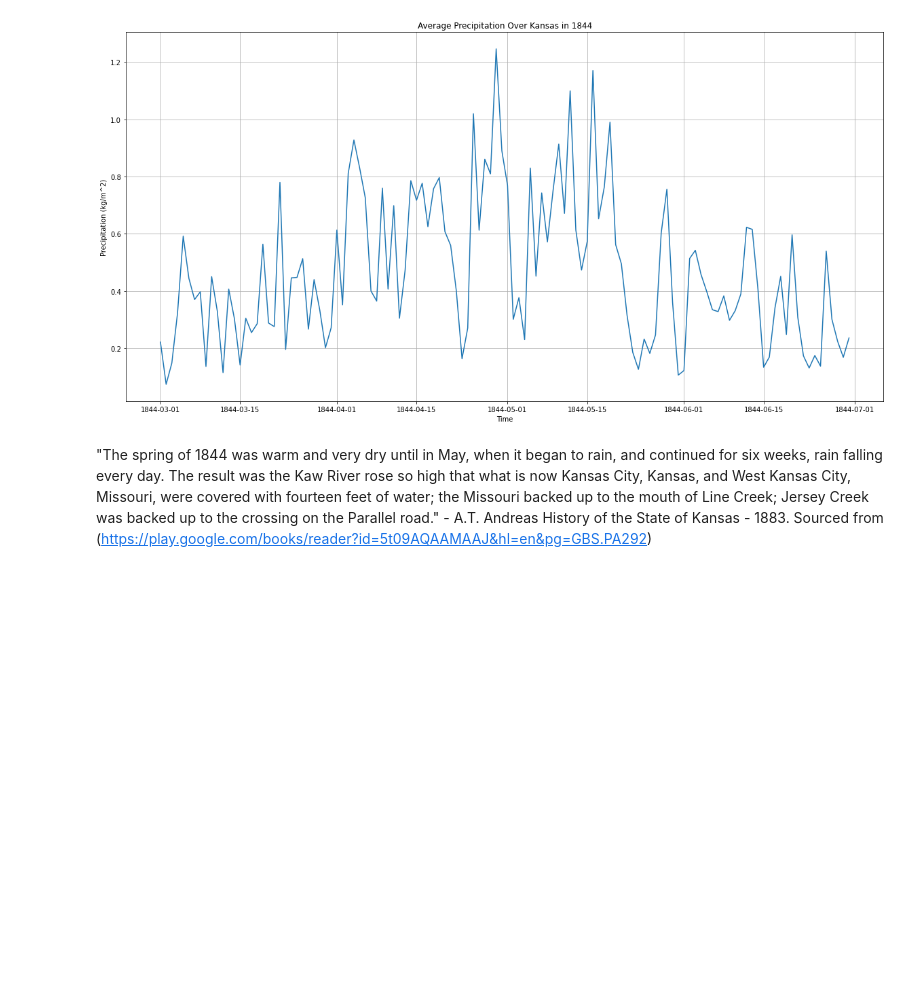
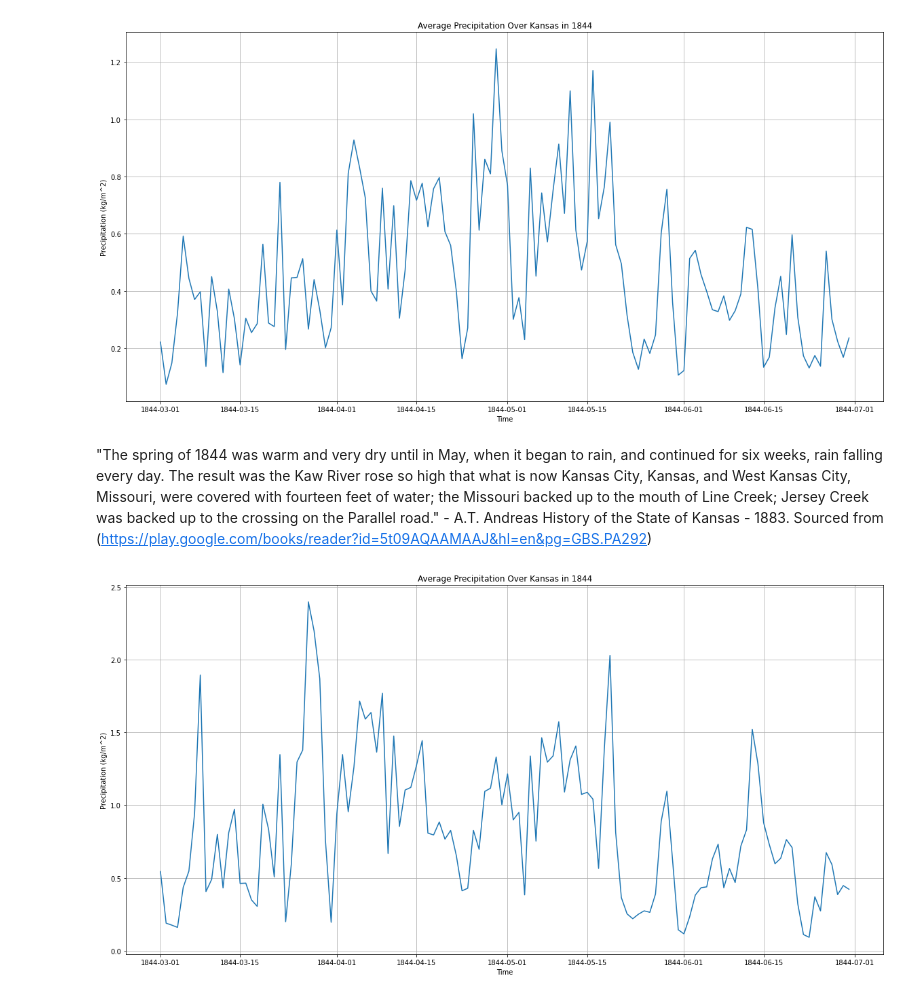
Before and after one commit to bparazin/ESS-Visualization, a Jupyter notebook: Time Series.ipynb, the cells around one changed output. Drawn from its saved outputs; the diff is of its cells as text; code cells hidden in the pictures; blank space fills up the shorter version.

```diff
--- a/Time Series.ipynb
+++ b/Time Series.ipynb
@@ -96,3 +103,7 @@ plot_tseries(r_avg, "apcp", "Average Precipitation Over Kansas in 1844", "Time",
 [figure]
 # %% [markdown]
 "The spring of 1844 was warm and very dry until in May, when it began to rain, and continued for six weeks, rain falling every day. The result was the Kaw River rose so high that what is now Kansas City, Kansas, and West Kansas City, Missouri, were covered with fourteen feet of water; the Missouri backed up to the mouth of Line Creek; Jersey Creek was backed up to the crossing on the Parallel road." - A.T. Andreas History of the State of Kansas - 1883. Sourced from (https://play.google.com/books/reader?id=5t09AQAAMAAJ&hl=en&pg=GBS.PA292)
+# %%
+plot_tseries(mw_avg, "apcp", "Average Precipitation Over Kansas in 1844", "Time", "Precipitation (kg/m^2)")
+# %% [output]
+[figure, added]
```
Also changed, not shown: parts of 3 cells of this notebook.
